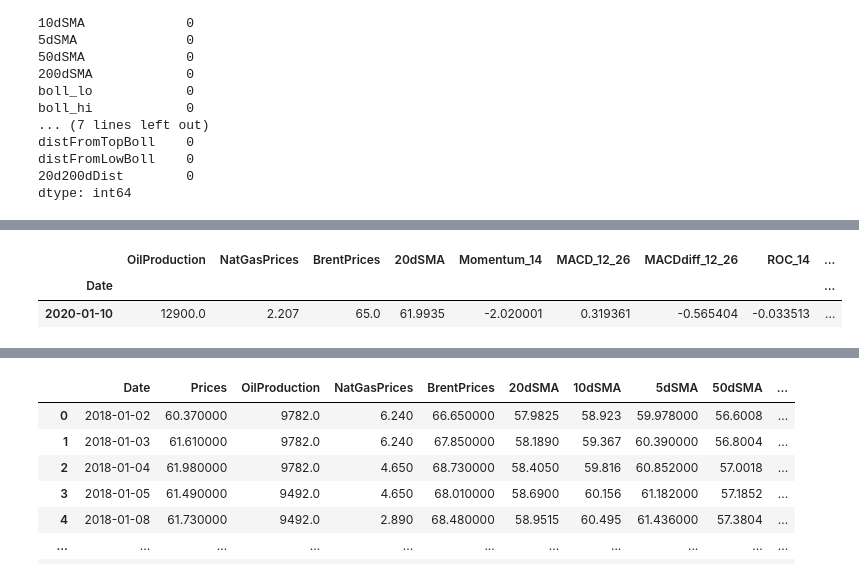
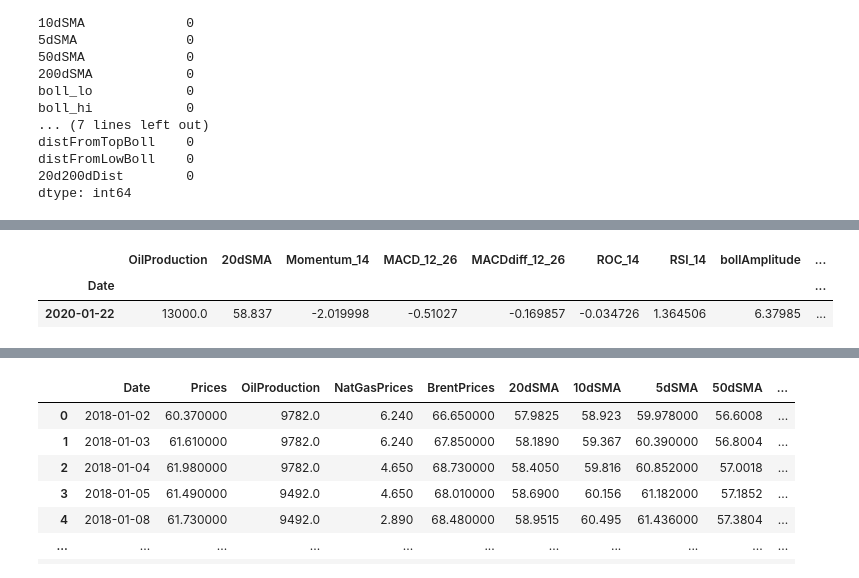
Before and after one commit to Team-Cpp/Team-Cpp, a Jupyter notebook: rrsBdtdev.ipynb, the cells around one changed output, grey strips where cells are left out. Cells and saved outputs as stored; diff of their text form; code cells hidden in the pictures.

```diff
--- a/rrsBdtdev.ipynb
+++ b/rrsBdtdev.ipynb
@@ -278,10 +271,13 @@ def create_features(df, label=None, shift = 0):
     df['dayofmonth'] = df['Date'].dt.day
     df['weekofyear'] = df['Date'].dt.weekofyear
     df = df.set_index('Date')
-    X = df[['OilProduction', 'NatGasPrices', 'BrentPrices', '20dSMA', 'Momentum_14', 'MACD_12_26', 'MACDdiff_12_26', 'ROC_14', 'RSI_14', 'bollAmplitude', 'distFromTopBoll', 'distFromLowBoll', '20d200dDist','dayofyear','dayofmonth','weekofyear']]
+    #X = df[['OilProduction', 'NatGasPrices', 'BrentPrices', '20dSMA', 'Momentum_14', 'MACD_12_26', 'MACDdiff_12_26', 'ROC_14', 'RSI_14', 'bollAmplitude', 'distFromTopBoll', 'distFromLowBoll', '20d200dDist','dayofyear','dayofmonth','weekofyear']]
+
+    X = df[['OilProduction', '20dSMA', 'Momentum_14', 'MACD_12_26', 'MACDdiff_12_26', 'ROC_14', 'RSI_14', 'bollAmplitude', 'distFromTopBoll', 'distFromLowBoll', '20d200dDist','dayofyear','dayofmonth','weekofyear']]
     if shift > 0:
         tiems = X[['dayofyear','dayofmonth','weekofyear']]
-        X = X[['OilProduction', 'NatGasPrices', 'BrentPrices', '20dSMA', 'Momentum_14', 'MACD_12_26', 'MACDdiff_12_26','ROC_14', 'RSI_14', 'bollAmplitude', 'distFromTopBoll', 'distFromLowBoll', '20d200dDist']].shift(shift)
+        #X = X[['OilProduction', 'NatGasPrices', 'BrentPrices', '20dSMA', 'Momentum_14', 'MACD_12_26', 'MACDdiff_12_26','ROC_14', 'RSI_14', 'bollAmplitude', 'distFromTopBoll', 'distFromLowBoll', '20d200dDist']].shift(shift)
+        X = X[['OilProduction', '20dSMA', 'Momentum_14', 'MACD_12_26', 'MACDdiff_12_26','ROC_14', 'RSI_14', 'bollAmplitude', 'distFromTopBoll', 'distFromLowBoll', '20d200dDist']].shift(shift)
         X = X.merge(tiems, how='inner', left_index=True, right_index=True)
 
     if label:
@@ -386,11 +379,11 @@ _ = df_all[df_all.index > '2019-11-01'][['Prices','WTI_Prediction']].plot(figsiz
 # %%
-X_new = df[df["Date"]>'2020-01-09'].copy()
+X_new = df[df["Date"]>'2020-01-21'].copy()
 X_new = create_features(X_new)
 X_new
 # %% [output]
-|  | OilProduction | NatGasPrices | BrentPrices | 20dSMA | Momentum_14 | MACD_12_26 | MACDdiff_12_26 | ROC_14 | ... |
+|  | OilProduction | 20dSMA | Momentum_14 | MACD_12_26 | MACDdiff_12_26 | ROC_14 | RSI_14 | bollAmplitude | ... |
 | Date |  |  |  |  |  |  |  |  | ... |
-| 2020-01-10 | 12900.0 | 2.207 | 65.0 | 61.9935 | -2.020001 | 0.319361 | -0.565404 | -0.033513 | ... |
+| 2020-01-22 | 13000.0 | 58.837 | -2.019998 | -0.51027 | -0.169857 | -0.034726 | 1.364506 | 6.37985 | ... |
 # %%
 new_pred = model.predict(X_new)
 new_pred
```
Also changed, not shown: parts of 24 cells of this notebook, 4 other files.
